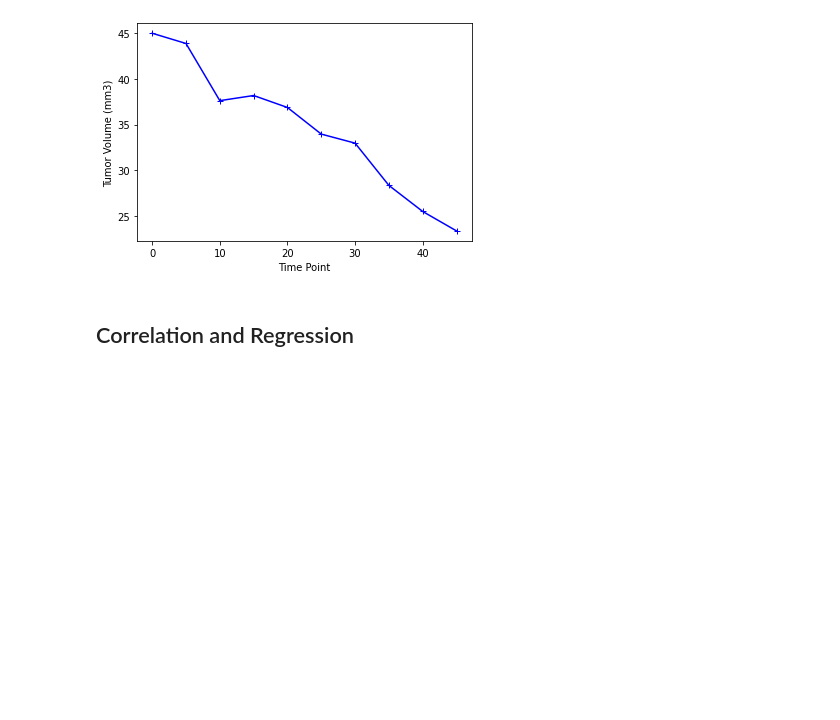
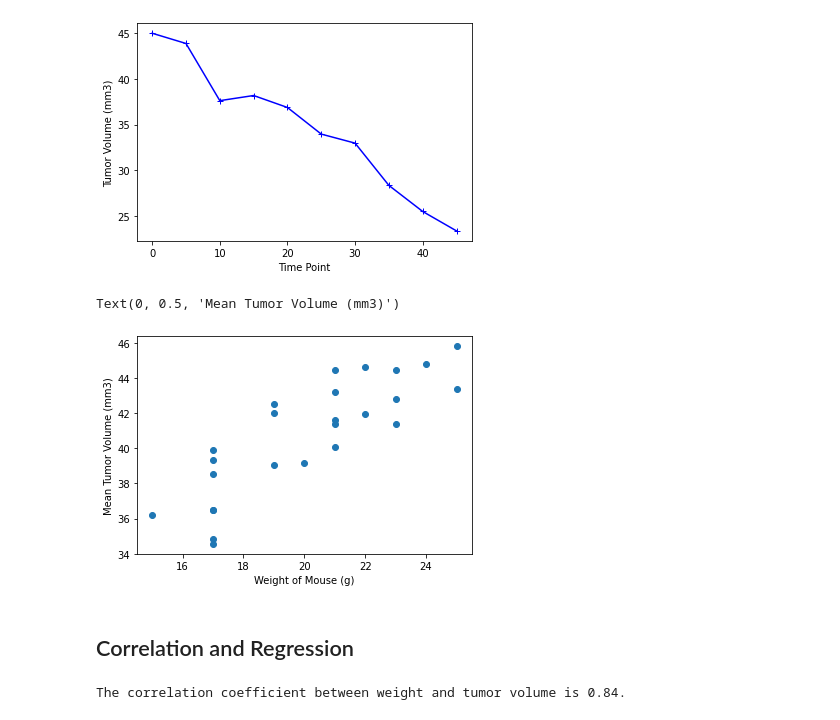
Before and after one commit to bhubh/matplotlib_challenge, a Jupyter notebook: Pymaceuticals/pymaceuticals.ipynb, the cells around one changed output. Cells and saved outputs as stored; diff of their text form; code cells hidden in the pictures; blank space fills up the shorter version.

```diff
--- a/Pymaceuticals/pymaceuticals.ipynb
+++ b/Pymaceuticals/pymaceuticals.ipynb
@@ -320,9 +321,20 @@ plt.show()
 # %%
 # Generate a scatter plot of average tumor volume vs. mouse weight for the Capomulin regimen
 
-av_tumorvol = clean_df.loc[clean_df["Drug Regimen"]=="Capomulin"].mean()
+capomulin_avg = capomulin_df.groupby(["Mouse ID"]).mean()
+#capomulin_avg
+plt.scatter(capomulin_avg["Weight (g)"], capomulin_avg["Tumor Volume (mm3)"])
+plt.xlabel("Weight of Mouse (g)")
+plt.ylabel("Mean Tumor Volume (mm3)")
+# %% [output]
+Text(0, 0.5, 'Mean Tumor Volume (mm3)')
+[figure, added]
 # %% [markdown]
 ## Correlation and Regression
 # %%
 # Calculate the correlation coefficient and linear regression model
 # for mouse weight and average tumor volume for the Capomulin regimen
+correl_coef = round(st.pearsonr(capomulin_avg["Weight (g)"], capomulin_avg["Tumor Volume (mm3)"])[0],2)
+print(f"The correlation coefficient between weight and tumor volume is {correl_coef}.")
+# %% [output]
+The correlation coefficient between weight and tumor volume is 0.84.
```
Also changed, not shown: parts of 2 cells of this notebook.
